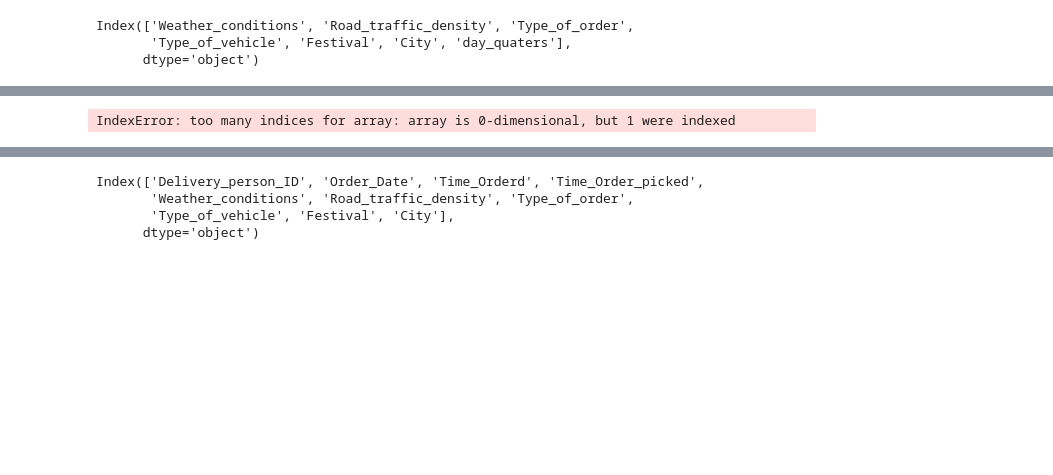
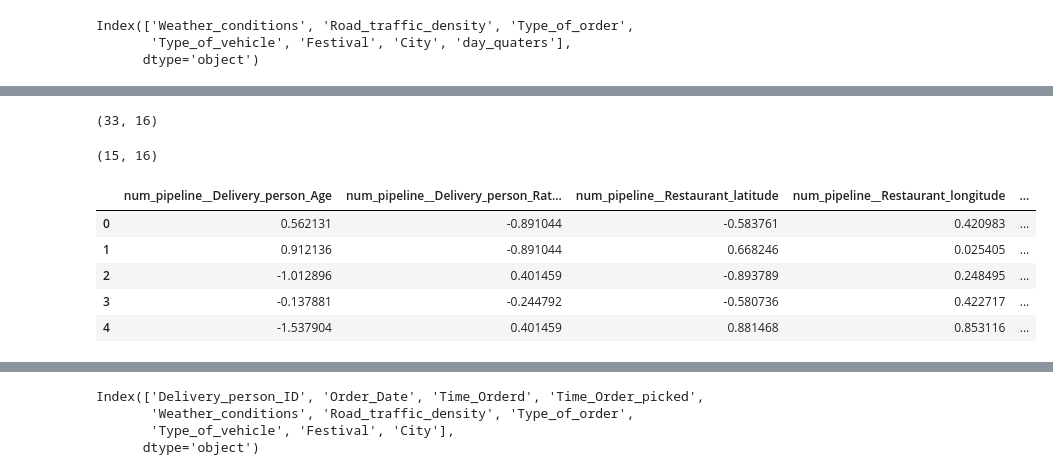
Before and after one commit to AKISHPOTHURI/FoodDelivery, a Jupyter notebook: notebooks/ModelTraining.ipynb, the cells around one changed output, grey strips where cells are left out. Saved outputs shown, nothing was run; the diff lists cells and outputs as text; code cells hidden in the pictures; blank space fills up the shorter version.

```diff
--- a/notebooks/ModelTraining.ipynb
+++ b/notebooks/ModelTraining.ipynb
@@ -183,7 +198,7 @@ day_quaters_map = {'night','afternoon','morning','late morning'}
 #Nuerical Pipeline
 num_pipeline = Pipeline(
     steps=[
-    # ('imputer', SimpleImputer(strategy='mean')),
+    ('imputer', SimpleImputer(strategy='mean')),
     ('scaler', StandardScaler())
     ]
 )
@@ -191,9 +206,8 @@ num_pipeline = Pipeline(
 #Categorical Pipeline
 cat_pipeline = Pipeline(
     steps=[
-    # ('imputer', SimpleImputer(strategy='most_frequent')),
-    ('OrdinalEncoder', OrdinalEncoder(categories=[Weather_conditions_map,Road_traffic_density_map,Type_of_order_map,Type_of_vehicle_map,Festival_map,
-                                                  city_map,day_quaters_map])),
+    ('imputer', SimpleImputer(strategy='most_frequent')),
+    ('OrdinalEncoder', OrdinalEncoder()),
     ('scaler', StandardScaler())
     ]
 )
@@ -212,8 +254,23 @@ preprocessor = ColumnTransformer([
 #Train test split
 from sklearn.model_selection import train_test_split
 X_train, X_test, y_train, y_test = train_test_split(X,Y,test_size=0.30,random_state=42)
+# %%
+X_train.shape
+# %% [output]
+(33, 16)
+# %%
+X_test.shape
+# %% [output]
+(15, 16)
 # %%
 X_train= pd.DataFrame(preprocessor.fit_transform(X_train),columns=preprocessor.get_feature_names_out())
 X_test = pd.DataFrame(preprocessor.transform(X_test),columns=preprocessor.get_feature_names_out())
-# %% [output]
-IndexError: too many indices for array: array is 0-dimensional, but 1 were indexed
+# %%
+X_train.head()
+# %% [output]
+|  | num_pipeline__Delivery_person_Age | num_pipeline__Delivery_person_Rat... | num_pipeline__Restaurant_latitude | num_pipeline__Restaurant_longitude | ... |
+| 0 | 0.562131 | -0.891044 | -0.583761 | 0.420983 | ... |
+| 1 | 0.912136 | -0.891044 | 0.668246 | 0.025405 | ... |
+| 2 | -1.012896 | 0.401459 | -0.893789 | 0.248495 | ... |
+| 3 | -0.137881 | -0.244792 | -0.580736 | 0.422717 | ... |
+| 4 | -1.537904 | 0.401459 | 0.881468 | 0.853116 | ... |
```
Also changed, not shown: parts of 14 cells of this notebook, 11 other files.
